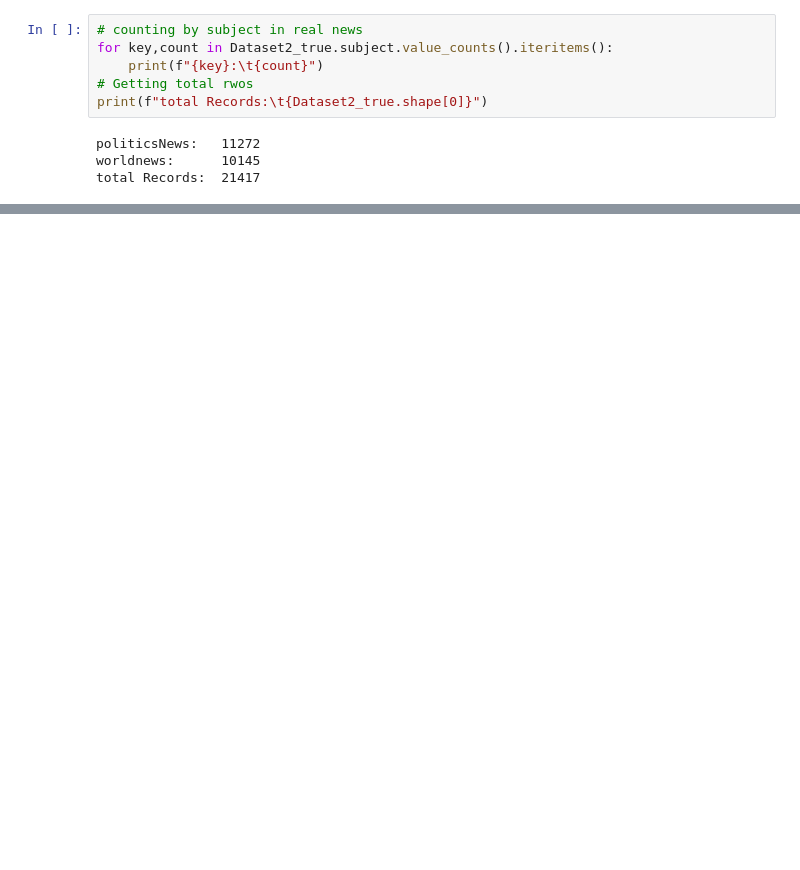
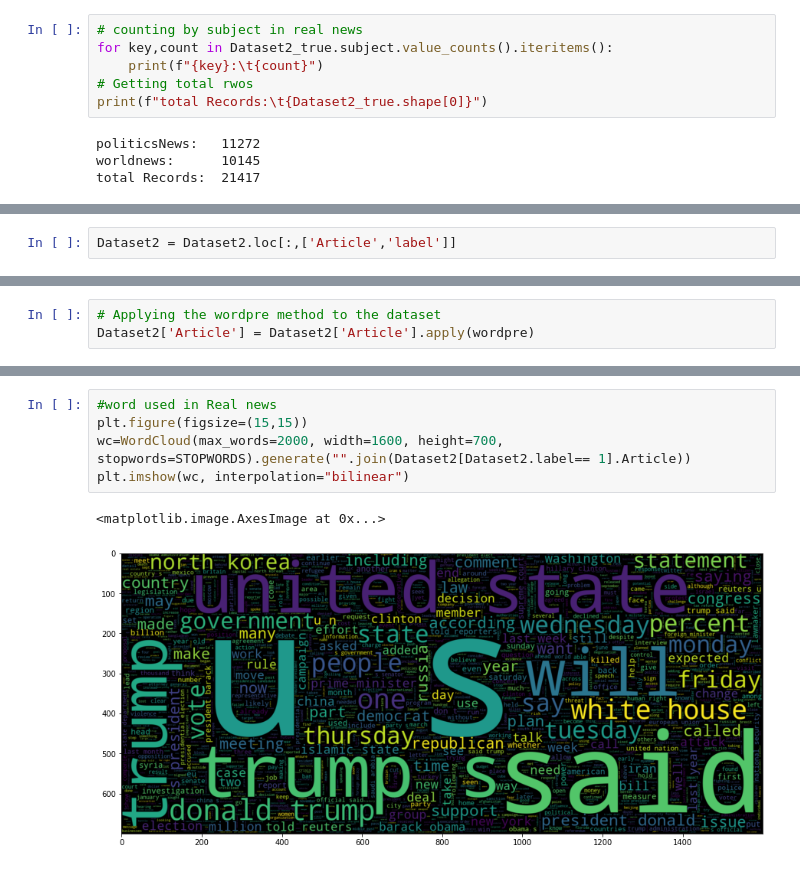
Before and after one commit to SaurabhVishwakarma826/fake-news-detector-ML-model, a Jupyter notebook: fake news detction.ipynb, the cells around one changed output, grey strips where cells are left out. Drawn from its saved outputs; the diff is of its cells as text; blank space fills up the shorter version.

```diff
--- a/fake news detction.ipynb
+++ b/fake news detction.ipynb
@@ -182,0 +257,2 @@ total Records:  21417
+# %%
+Dataset2 = Dataset2.loc[:,['Article','label']]
@@ -182,0 +275,3 @@ total Records:  21417
+# %%
+# Applying the wordpre method to the dataset
+Dataset2['Article'] = Dataset2['Article'].apply(wordpre)
@@ -182,0 +287,8 @@ total Records:  21417
+# %%
+#word used in Real news
+plt.figure(figsize=(15,15))
+wc=WordCloud(max_words=2000, width=1600, height=700, stopwords=STOPWORDS).generate("".join(Dataset2[Dataset2.label== 1].Article))
+plt.imshow(wc, interpolation="bilinear")
+# %% [output]
+<matplotlib.image.AxesImage at 0x...>
+[figure, added]
```
Also changed, not shown: parts of 16 cells of this notebook.
